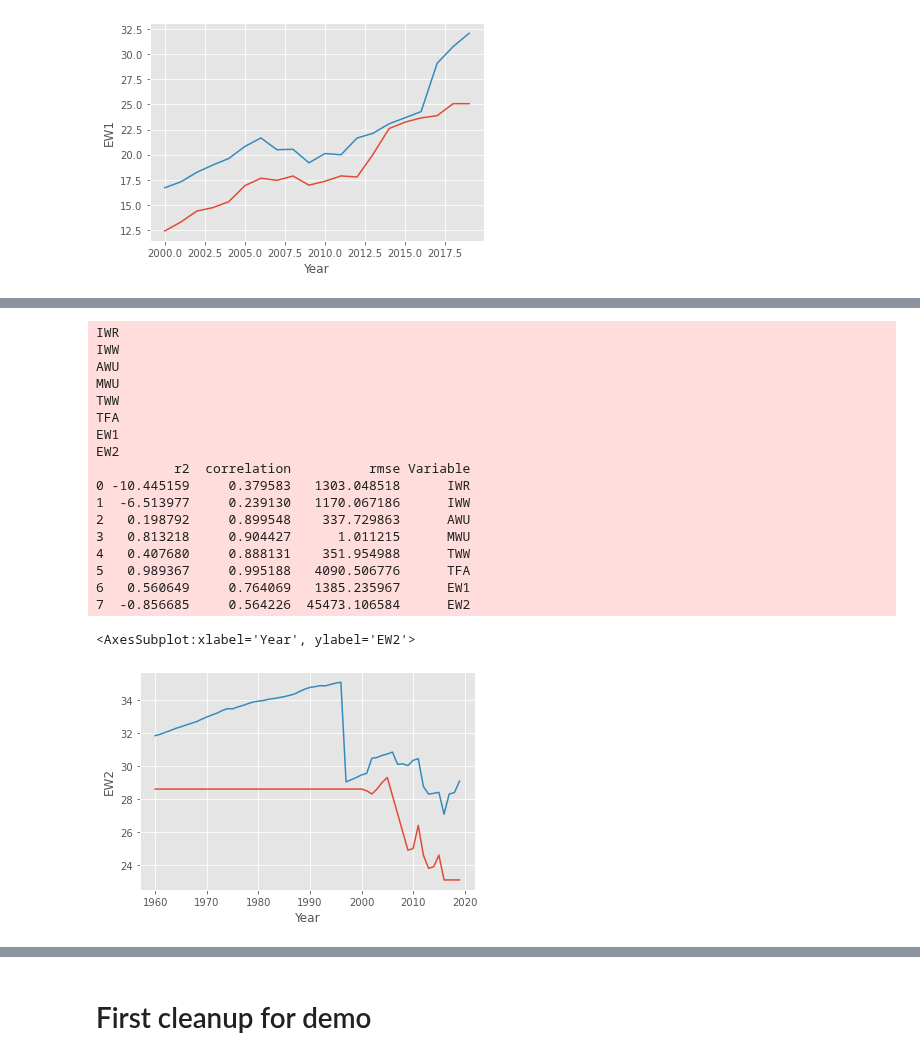
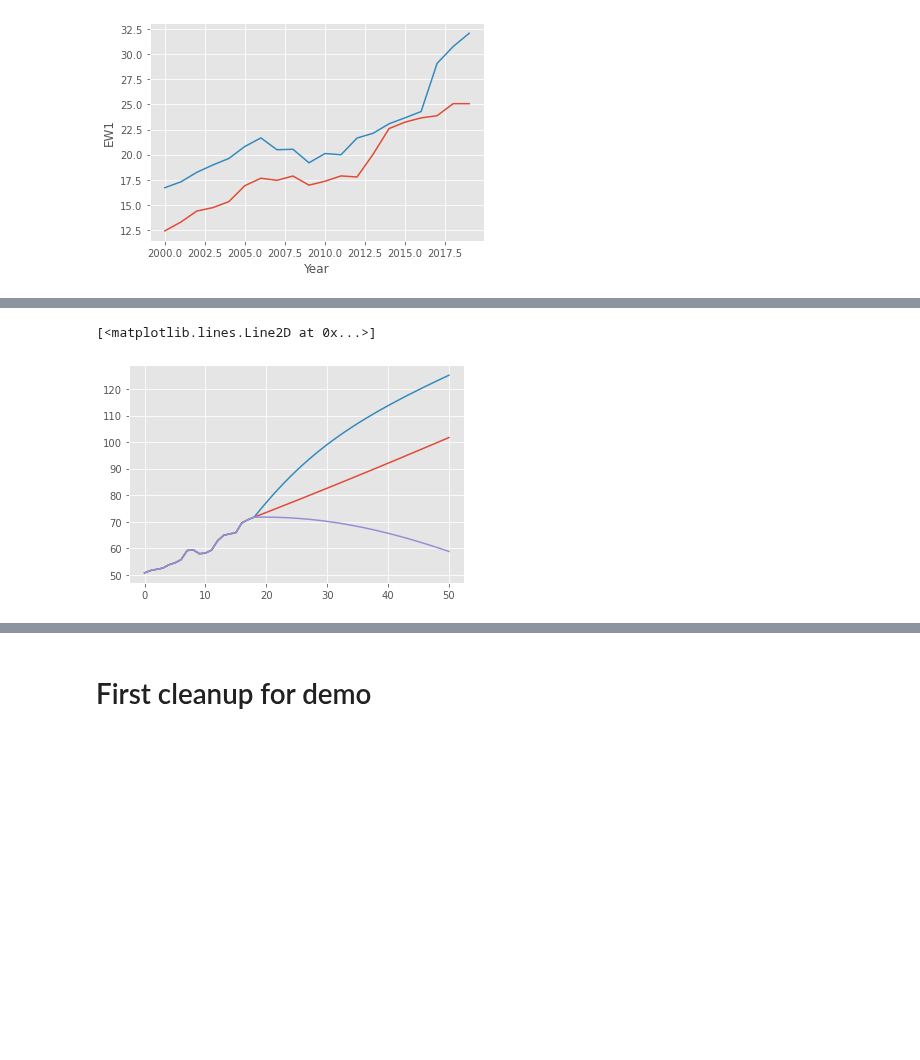
Before and after one commit to simonzabrocki/GraphModels, a Jupyter notebook: watermodel_scenario_development_bis.ipynb, the cells around one changed output, grey strips where cells are left out. Cells and saved outputs as stored; diff of their text form; code cells hidden in the pictures; blank space fills up the shorter version.

```diff
--- a/watermodel_scenario_development_bis.ipynb
+++ b/watermodel_scenario_development_bis.ipynb
@@ -546,29 +247,0 @@ sns.lineplot(data=res['EW1'].loc['FRA'])
-# %%
-data_dict = df_to_data_dict(MWU_df, itemized=['Kc', 'ICA'])
-
-X, y = get_X_y_from_data(EW_model, data_dict)
-res = EW_model.run(X)
-print(score_model(EW_model, X, y))
-
-sns.lineplot(data=y['EW2'].loc['FRA'])
-sns.lineplot(data=res['EW2'].loc['FRA'])
-# %% [output]
-IWR
-IWW
-AWU
-MWU
-TWW
-TFA
-EW1
-EW2
-          r2  correlation          rmse Variable
-0 -10.445159     0.379583   1303.048518      IWR
-1  -6.513977     0.239130   1170.067186      IWW
-2   0.198792     0.899548    337.729863      AWU
-3   0.813218     0.904427      1.011215      MWU
-4   0.407680     0.888131    351.954988      TWW
-5   0.989367     0.995188   4090.506776      TFA
-6   0.560649     0.764069   1385.235967      EW1
-7  -0.856685     0.564226  45473.106584      EW2
-<AxesSubplot:xlabel='Year', ylabel='EW2'>
-[figure, removed]
@@ -577,5 +247,0 @@ plot_diagnostic(EW1_model, X, y, 'IWR', hover_data=['ISO', 'Year'])
-# %%
-#from graphmodels.utils import df_to_data_dict
-
-df = MWU_df
-data_dict = df_to_data_dict(df, ['ICA', 'Kc'])
@@ -600,3 +369,18 @@ data_dict_expanded['ICA'] = data_dict['Kc']
+# %%
+ISO_data_dict = {k: v.loc['FRA', :] for k, v in data_dict.items()}
+
+proj_ISO_data_dict = run_Water_projection(ISO_data_dict)
+
+s_1 = run_BE2_scenario(proj_ISO_data_dict, WP_rate=1.05, WRR_rate=1.01)
+s_2 = run_BE2_scenario(proj_ISO_data_dict, WP_rate=1.5, WRR_rate=1.01)
+s_3 = run_BE2_scenario(proj_ISO_data_dict, WP_rate=0.9, WRR_rate=1.01)
+# %%
+plt.plot(s_1['EW1'].values)
+plt.plot(s_2['EW1'].values)
+plt.plot(s_3['EW1'].values)
+# %% [output]
+[<matplotlib.lines.Line2D at 0x...>]
+[figure, added]
 # %%
 from statsmodels.tsa.api import ExponentialSmoothing, SimpleExpSmoothing, Holt
 
```
Also changed, not shown: parts of 22 cells of this notebook, 1 other file.
